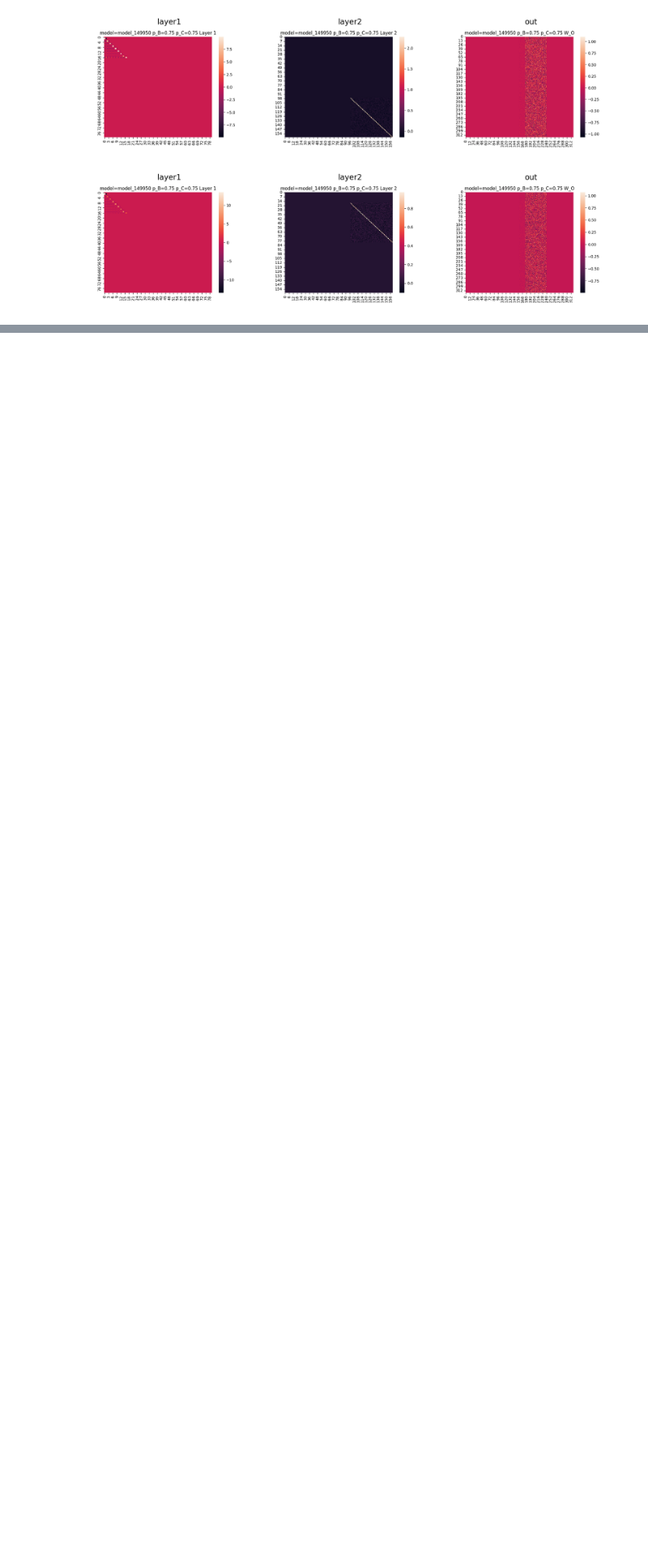
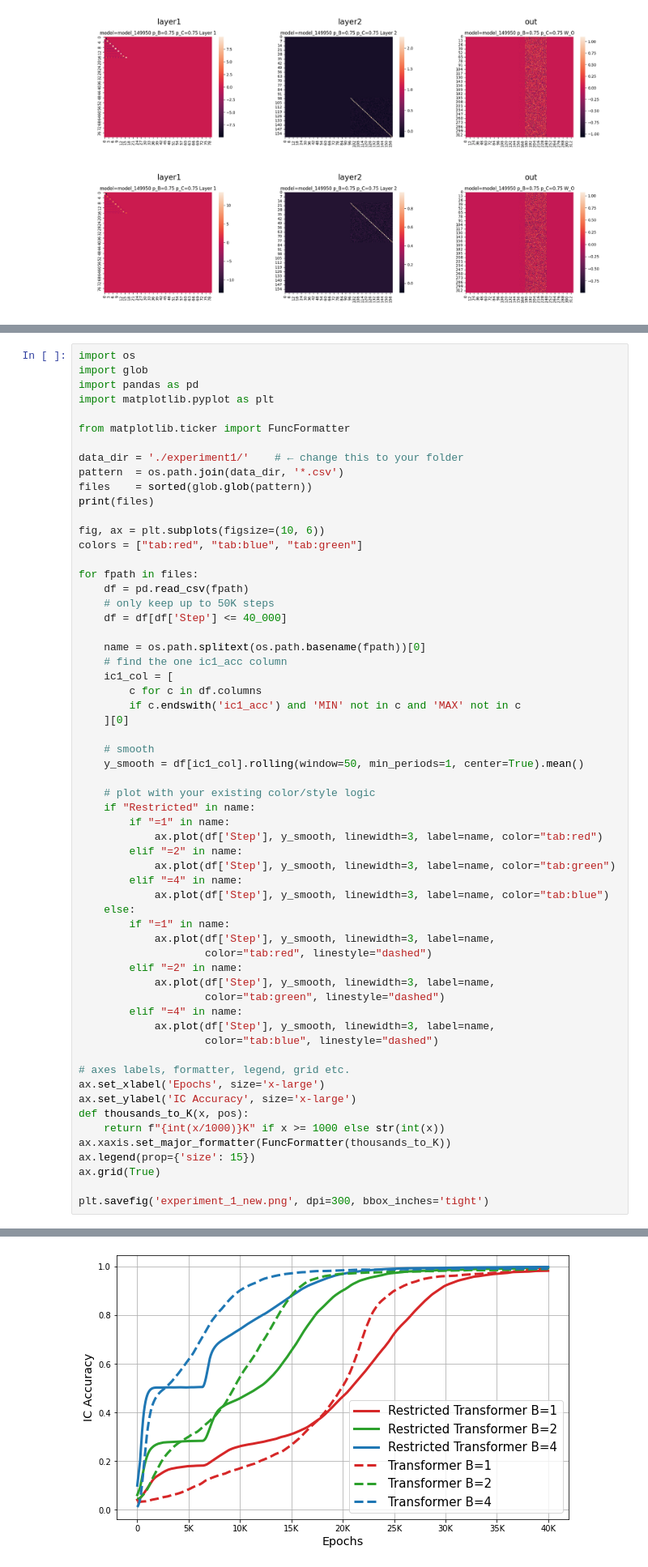
Before and after one commit to ricohasgithub/ICL-data, a Jupyter notebook: figures/process_figures.ipynb, the cells around one changed output, grey strips where cells are left out. Shown at 81% size. Saved outputs shown, nothing was run; the diff lists cells and outputs as text; blank space fills up the shorter version.

```diff
--- a/figures/process_figures.ipynb
+++ b/figures/process_figures.ipynb
@@ -110,0 +111,61 @@ plt.savefig('circuit_dynamics.png', dpi=300)
+# %%
+import os
+import glob
+import pandas as pd
+import matplotlib.pyplot as plt
+
+from matplotlib.ticker import FuncFormatter
+
+data_dir = './experiment1/'    # ← change this to your folder
+pattern  = os.path.join(data_dir, '*.csv')
+files    = sorted(glob.glob(pattern))
+print(files)
+
+fig, ax = plt.subplots(figsize=(10, 6))
+colors = ["tab:red", "tab:blue", "tab:green"]
+
+for fpath in files:
+    df = pd.read_csv(fpath)
+    # only keep up to 50K steps
+    df = df[df['Step'] <= 40_000]
+
+    name = os.path.splitext(os.path.basename(fpath))[0]
+    # find the one ic1_acc column
+    ic1_col = [
+        c for c in df.columns
+        if c.endswith('ic1_acc') and 'MIN' not in c and 'MAX' not in c
+    ][0]
+
+    # smooth
+    y_smooth = df[ic1_col].rolling(window=50, min_periods=1, center=True).mean()
+
+    # plot with your existing color/style logic
+    if "Restricted" in name:
+        if "=1" in name:
+            ax.plot(df['Step'], y_smooth, linewidth=3, label=name, color="tab:red")
+        elif "=2" in name:
+            ax.plot(df['Step'], y_smooth, linewidth=3, label=name, color="tab:green")
+        elif "=4" in name:
+            ax.plot(df['Step'], y_smooth, linewidth=3, label=name, color="tab:blue")
+    else:
+        if "=1" in name:
+            ax.plot(df['Step'], y_smooth, linewidth=3, label=name,
+                    color="tab:red", linestyle="dashed")
+        elif "=2" in name:
+            ax.plot(df['Step'], y_smooth, linewidth=3, label=name,
+                    color="tab:green", linestyle="dashed")
+        elif "=4" in name:
+            ax.plot(df['Step'], y_smooth, linewidth=3, label=name,
+                    color="tab:blue", linestyle="dashed")
+
+# axes labels, formatter, legend, grid etc.
+ax.set_xlabel('Epochs', size='x-large')
+ax.set_ylabel('IC Accuracy', size='x-large')
+def thousands_to_K(x, pos):
+    return f"{int(x/1000)}K" if x >= 1000 else str(int(x))
+ax.xaxis.set_major_formatter(FuncFormatter(thousands_to_K))
+ax.legend(prop={'size': 15})
+ax.grid(True)
+
+plt.savefig('experiment_1_new.png', dpi=300, bbox_inches='tight')
+# %% [output]
@@ -110,0 +173 @@ plt.savefig('circuit_dynamics.png', dpi=300)
+[figure, added]
```
Also changed, not shown: parts of 3 cells of this notebook, 18 other files.
